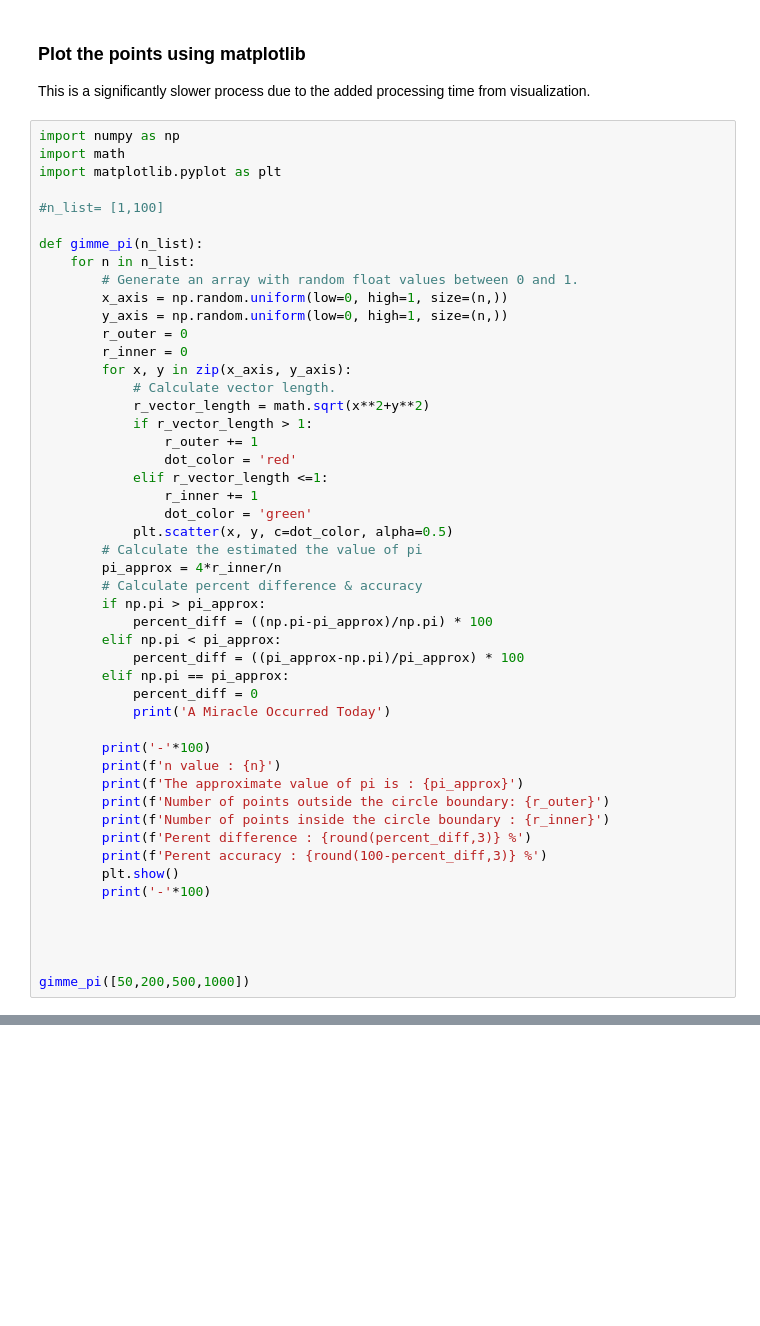
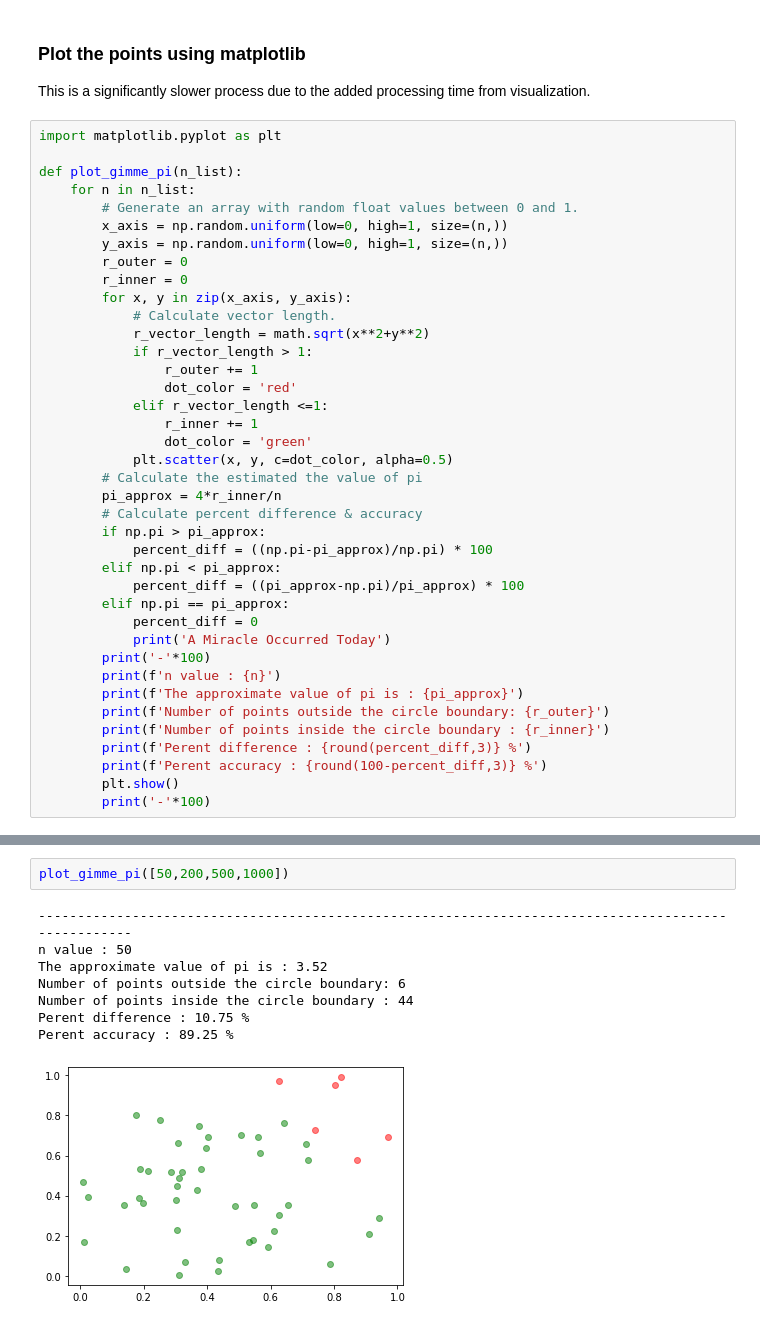
Before and after one commit to FractalEmergence/Approximating-Pi-using-the-Monte-Carlo-Simulation-with-Python, a Jupyter notebook: pi.ipynb, the cells around one changed output, grey strips where cells are left out. Cells and saved outputs as stored; diff of their text form; blank space fills up the shorter version.

```diff
--- a/pi.ipynb
+++ b/pi.ipynb
@@ -66,13 +64,9 @@ Perent accuracy : 99.983 %
 <h3> Plot the points using matplotlib </h3>
 <p> This is a significantly slower process due to the added processing time from visualization. </p>
 # %%
-import numpy as np
-import math
 import matplotlib.pyplot as plt
 
-#n_list= [1,100]
-
-def gimme_pi(n_list):
+def plot_gimme_pi(n_list):
     for n in n_list:
         # Generate an array with random float values between 0 and 1.
         x_axis = np.random.uniform(low=0, high=1, size=(n,))
@@ -99,7 +93,6 @@ def gimme_pi(n_list):
         elif np.pi == pi_approx:
             percent_diff = 0
             print('A Miracle Occurred Today')
-
         print('-'*100)
         print(f'n value : {n}')
         print(f'The approximate value of pi is : {pi_approx}')
@@ -109,8 +102,3 @@ def gimme_pi(n_list):
         print(f'Perent accuracy : {round(100-percent_diff,3)} %')
         plt.show()
         print('-'*100)
-
-
-
-
-gimme_pi([50,200,500,1000])
@@ -153,0 +105,11 @@ Perent accuracy : 97.785 %
+# %%
+plot_gimme_pi([50,200,500,1000])
+# %% [output]
+----------------------------------------------------------------------------------------------------
+n value : 50
+The approximate value of pi is : 3.52
+Number of points outside the circle boundary: 6
+Number of points inside the circle boundary : 44
+Perent difference : 10.75 %
+Perent accuracy : 89.25 %
+[figure, added]
```
Also changed, not shown: parts of 4 cells of this notebook.
